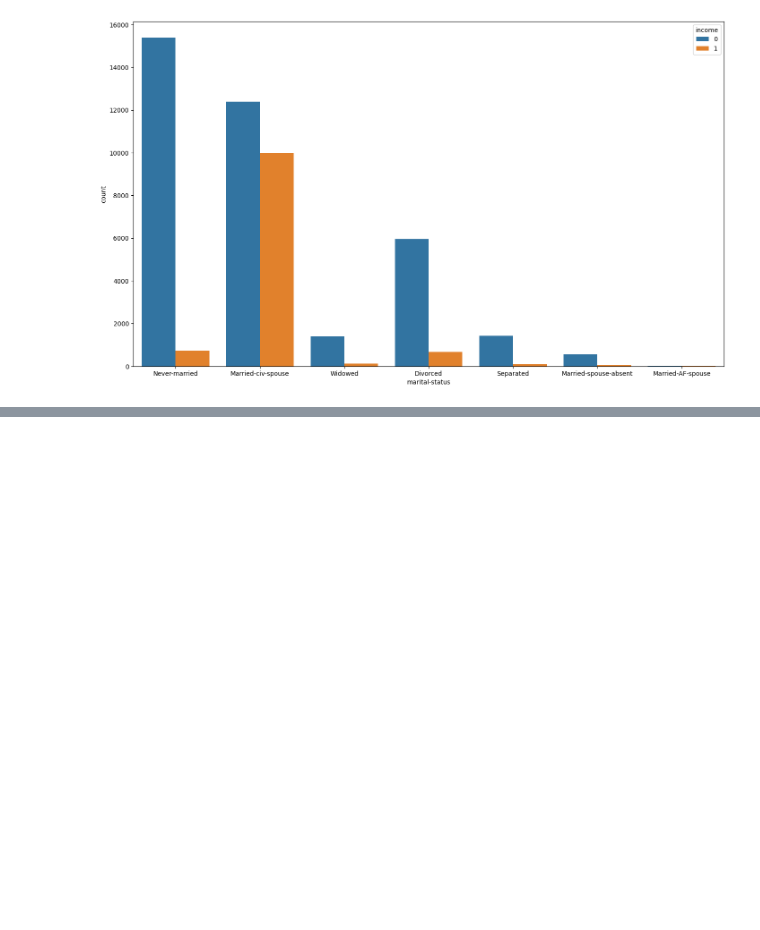
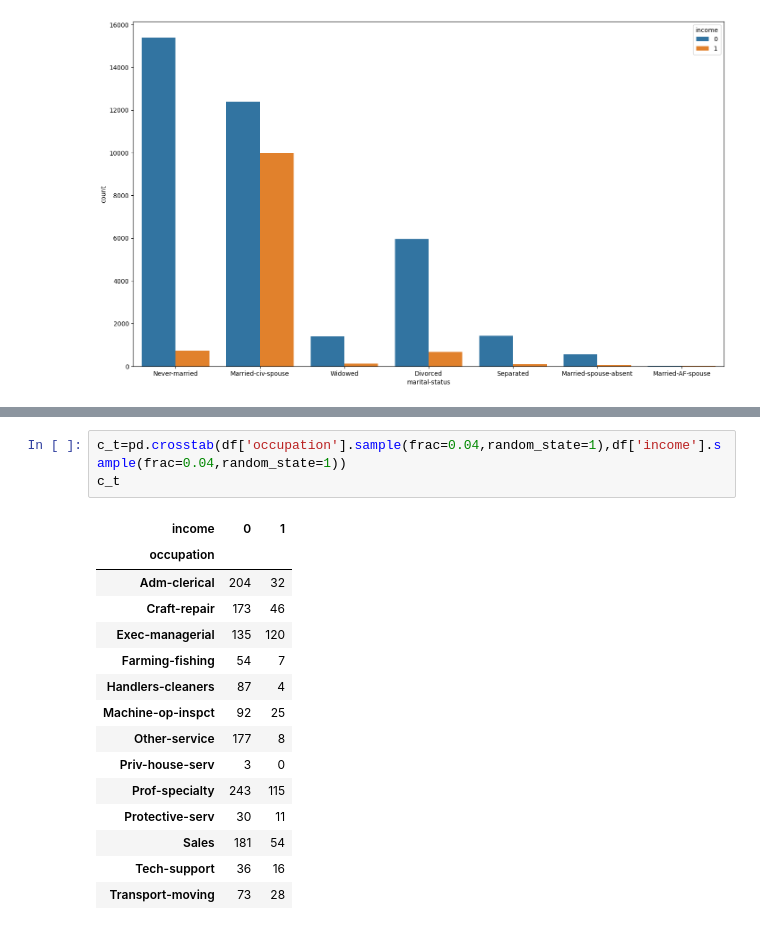
Before and after one commit to dinesh16adh/Data-Science-Projects., a Jupyter notebook: censusdata_analysis.ipynb, the cells around one changed output, grey strips where cells are left out. Cells and saved outputs as stored; diff of their text form; blank space fills up the shorter version.

```diff
--- a/censusdata_analysis.ipynb
+++ b/censusdata_analysis.ipynb
@@ -488,0 +533,19 @@ plt.show()
+# %%
+c_t=pd.crosstab(df['occupation'].sample(frac=0.04,random_state=1),df['income'].sample(frac=0.04,random_state=1))
+c_t
+# %% [output]
+| income | 0 | 1 |
+| occupation |  |  |
+| Adm-clerical | 204 | 32 |
+| Craft-repair | 173 | 46 |
+| Exec-managerial | 135 | 120 |
+| Farming-fishing | 54 | 7 |
+| Handlers-cleaners | 87 | 4 |
+| Machine-op-inspct | 92 | 25 |
+| Other-service | 177 | 8 |
+| Priv-house-serv | 3 | 0 |
+| Prof-specialty | 243 | 115 |
+| Protective-serv | 30 | 11 |
+| Sales | 181 | 54 |
+| Tech-support | 36 | 16 |
+| Transport-moving | 73 | 28 |
```
Also changed, not shown: parts of 9 cells of this notebook.
